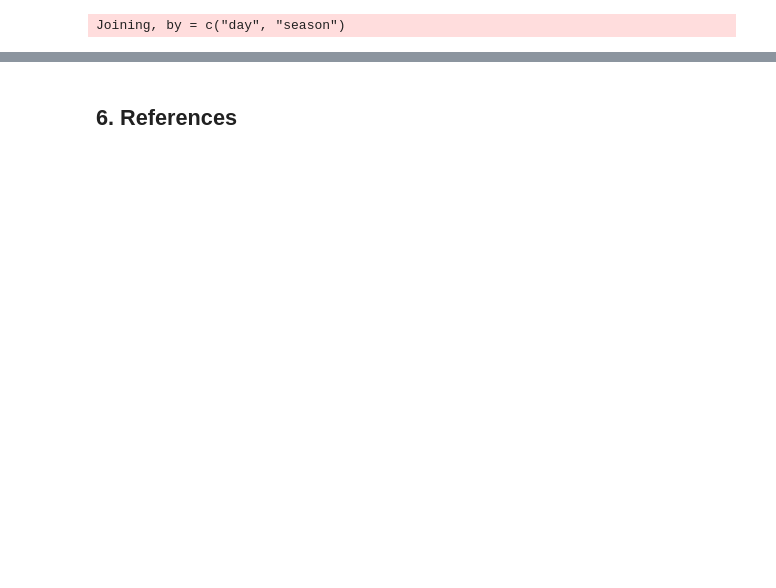
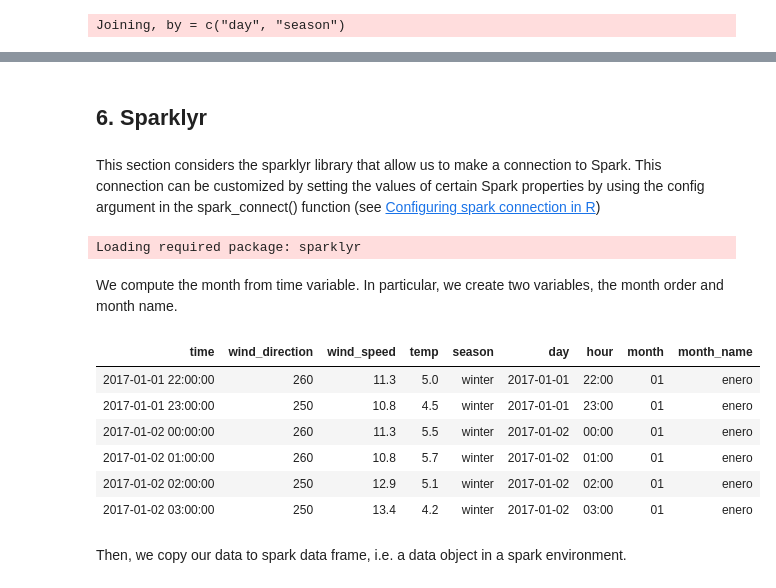
Before and after one commit to taroull/Notebook-DataSciencewithR, a Jupyter notebook: Notebook_Data_Science.ipynb, the cells around one changed output, grey strips where cells are left out. Cells and saved outputs as stored; diff of their text form; code cells hidden in the pictures; blank space fills up the shorter version.

Commit message:
Sparklyr added

```diff
--- a/Notebook_Data_Science.ipynb
+++ b/Notebook_Data_Science.ipynb
@@ -195,2 +224,8 @@ ggplot(temps_at_izana_temperatures) +
 # %% [markdown]
-## 6. References
+## 6. Sparklyr
+# %% [markdown]
+This section considers the sparklyr library that allow us to make a connection to Spark. This connection can be customized by setting the values of certain Spark properties by using the config argument in the spark_connect() function (see [Configuring spark connection in R](#sparklyr))
+# %%
+usePackage("sparklyr")
+# %% [output]
+Loading required package: sparklyr
@@ -196,0 +238,16 @@ ggplot(temps_at_izana_temperatures) +
+# %% [markdown]
+We compute the month from time variable. In particular, we create two variables, the month order and month name.
+# %%
+temps_at_izana$month<-format(temps_at_izana$time, "%m")
+temps_at_izana$month_name<-format(temps_at_izana$time, "%B")
+head(temps_at_izana)
+# %% [output]
+| time | wind_direction | wind_speed | temp | season | day | hour | month | month_name |
+| 2017-01-01 22:00:00 | 260 | 11.3 | 5.0 | winter | 2017-01-01 | 22:00 | 01 | enero |
+| 2017-01-01 23:00:00 | 250 | 10.8 | 4.5 | winter | 2017-01-01 | 23:00 | 01 | enero |
+| 2017-01-02 00:00:00 | 260 | 11.3 | 5.5 | winter | 2017-01-02 | 00:00 | 01 | enero |
+| 2017-01-02 01:00:00 | 260 | 10.8 | 5.7 | winter | 2017-01-02 | 01:00 | 01 | enero |
+| 2017-01-02 02:00:00 | 250 | 12.9 | 5.1 | winter | 2017-01-02 | 02:00 | 01 | enero |
+| 2017-01-02 03:00:00 | 250 | 13.4 | 4.2 | winter | 2017-01-02 | 03:00 | 01 | enero |
+# %% [markdown]
+Then, we copy our data to spark data frame, i.e. a data object in a spark environment.
```
Also changed, not shown: parts of 22 cells of this notebook, 1 other file.
